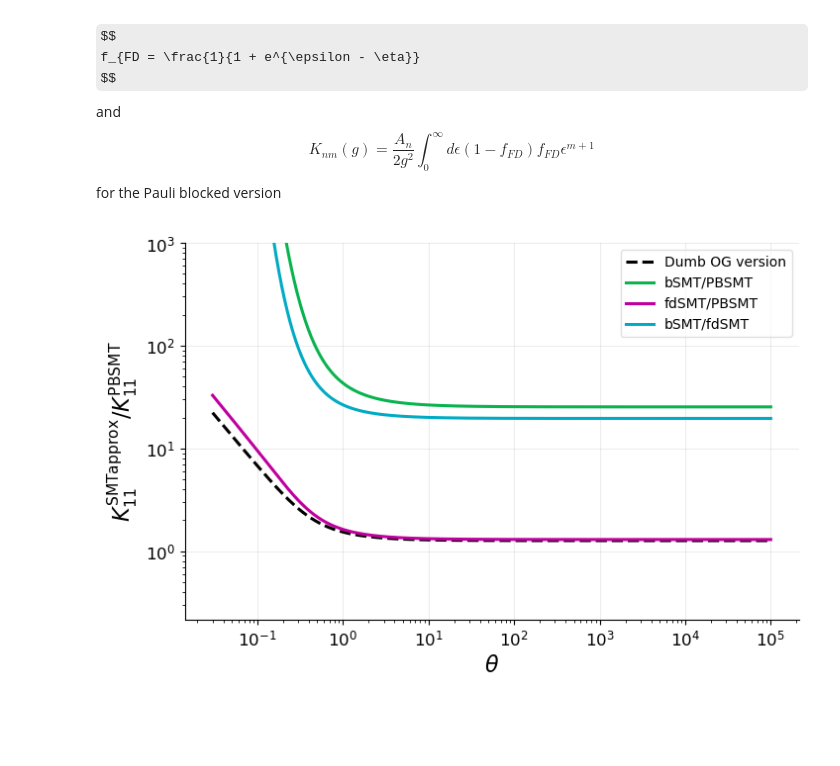
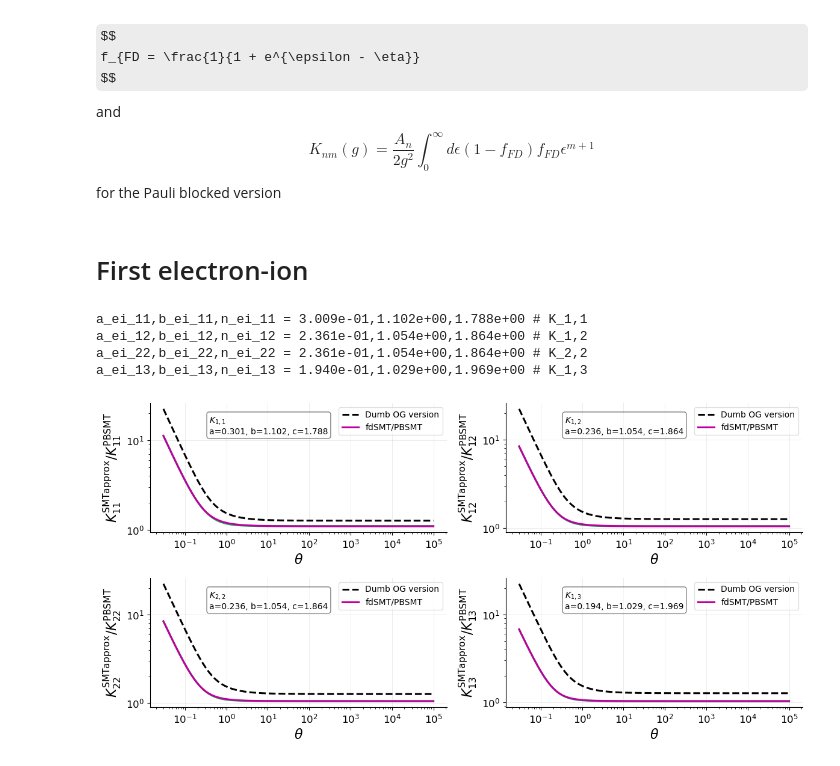
Before and after one commit to ZachAJohnson/SMT, a Jupyter notebook: examples/PB_correction.ipynb, the cells around one changed output. Saved outputs shown, nothing was run; the diff lists cells and outputs as text; code cells hidden in the pictures; some formulas as TeX source; blank space fills up the shorter version.

```diff
--- a/examples/PB_correction.ipynb
+++ b/examples/PB_correction.ipynb
@@ -103,12 +96,16 @@ $$
 and
 $$K_{nm}(g) = \frac{A_n}{2 g^{2}} \int^\infty_0 d\epsilon (1-f_{FD}) f_{FD}   \epsilon^{m+1} $$
 for the Pauli blocked version
+# %% [markdown]
+# First electron-ion
 # %%
-# def K_nm_SMT_integrand(n,m,g):
-#     return lambda ω: g**m * np.exp(-g*ω**2)*ω**(2*m+3)#*φ(n,ω)
+from scipy.optimize import curve_fit
 
 f_fd = lambda ε, η: 1/(1 + np.exp(ε - η))
 f_b  = lambda ε, η: np.exp(-ε + η)
+
+# f_fd = lambda ε, η: 1/(1 + np.exp(ε - η)) * np.exp(-η) #Move η??
+# f_b  = lambda ε, η: np.exp(-ε) #Move η??
 
 def K_nm_bSMT_integrand(n,m,η): # ω^2 = ε = β
     if n==1:
@@ -122,60 +119,85 @@ def K_nm_fdSMT_integrand(n,m,η): # ω^2 = ε = β
         An = 15.944
     elif n==2:
         An = 7.8182
-    return lambda ε: An/2 * f_fd(ε,η)*ε**(m+1)* 2/(1 + 10*ε**2)
+    return lambda ε: An/2 * f_fd(ε,η)*ε**(m+1)#* 2/(1 + 10*ε**2)
 
 def K_nm_PBSMT_integrand(n,m,η): # ω^2 = ε = β
     if n==1:
         An = 15.944
     elif n==2:
         An = 7.8182
-    return lambda ε: An/2 * f_fd(ε, η)*(1-f_fd(ε, η))*ε**(m+1) * 2/(1 + 10*ε**2)
+    return lambda ε: An/2 * f_fd(ε, η)*(1-f_fd(ε, η))*ε**(m+1) #* 2/(1 + 10*ε**2)
 
-def plot_Knm(n,m):
-    fig, ax  = plt.subplots()
+def plot_Knm(n,m, ax = None):
+    if ax is None:
+        fig, ax  = plt.subplots()
 
     theta_array = np.geomspace(3e-2,1e5, num=1000)
     # Original roughly
-    max_ε = 1e4
+    max_ε = 1e2
     bSMT_integral =  lambda η: quad(K_nm_bSMT_integrand(n,m,η),0,max_ε )[0]
     bSMT_integral = np.vectorize(bSMT_integral)
-    bSMT_vals = bSMT_integral(1/theta_array)
+    bSMT_vals = bSMT_integral(1 + 0*theta_array)
 
-    max_ε = 100
     fdSMT_integral =  lambda η: quad(K_nm_fdSMT_integrand(n,m,η),0,max_ε )[0]
     fdSMT_integral = np.vectorize(fdSMT_integral)
     fdSMT_vals = fdSMT_integral(1/theta_array)
 
 
-    # New
+#     # New
     PBSMT_integral = lambda η: quad(K_nm_PBSMT_integrand(n,m,η),0,max_ε )[0]
     PBSMT_integral = np.vectorize(PBSMT_integral)
     PBSMT_vals = PBSMT_integral(1/theta_array)
 
 
+    f_approx = lambda theta, a, b, n: b*(1 + (a/theta)**n)**(1/n)
+    popt, pcov = curve_fit(f_approx,theta_array, fdSMT_vals/PBSMT_vals, p0=[1, 1,1] )
+    fit_a, fit_b, fit_n = popt
+    print(f"a_ei_{n}{m},b_ei_{n}{m},n_ei_{n}{m} = {fit_a:0.3e},{fit_b:0.3e},{fit_n:0.3e} # K_{n},{m}")
+    ax.plot(theta_array, f_approx(theta_array, *popt))
+    # ax.plot(theta_array, f_approx(theta_array, 1,1))
 
-    # a=1
-#     # b=1.5
-#     # c=0.99
-#     # n=2
-#     f_approx = lambda theta, a, b, n: b*(1 + (a/theta)**n)**(1/n)
-#     # popt, pcov = curve_fit(f_approx,theta_array, sigma_f/sigma_f_PB, p0=[1, 1,1] )
-#     # print(popt)
-#     # ax.plot(theta_array, f_approx(theta_array, *popt))
-#     # ax.plot(theta_array, f_approx(theta_array, 1,1))
     ax.plot(theta_array, sigma_f/sigma_f_PB, 'k--',label='Dumb OG version',alpha=1)
-    ax.plot(theta_array, bSMT_vals/PBSMT_vals, label='bSMT/PBSMT')
+    # # ax.plot(theta_array, bSMT_vals/PBSMT_vals, label='bSMT/PBSMT')
     ax.plot(theta_array, fdSMT_vals/PBSMT_vals, label='fdSMT/PBSMT')
-    ax.plot(theta_array, bSMT_vals/fdSMT_vals, label='bSMT/fdSMT')
+    # ax.plot(theta_array, bSMT_vals/fdSMT_vals, label='bSMT/fdSMT')
+    # ax.set_ylim(None,1e3)
 
+    # ax.plot(theta_array, bSMT_vals, label='bSMT')
+    # ax.plot(theta_array, fdSMT_vals, label='fdSMT')
+    # ax.plot(theta_array, PBSMT_vals, label='PBSMT')
+    # ax.set_ylim(1e-2,2e1)
 
     ax.set_xscale('log')
     ax.set_yscale('log')
-    ax.set_ylim(None,1e3)
+
     ax.set_ylabel(r"$K^{{\rm SMT approx}}_{{ {0} {1} }}/K^{{\rm PB SMT}}_{{ {0} {1} }}$".format(n,m))
     ax.set_xlabel(r"$\theta$")
     ax.legend()
+    return popt
 
-plot_Knm(1,1)
+fig, axs = plt.subplots(2,2, figsize=(12,6))
+axs = axs.flatten()
+
+fit_11 = plot_Knm(1,1, ax=axs[0])
+fit_12 = plot_Knm(1,2, ax=axs[1])
+fit_22 = plot_Knm(2,2, ax=axs[2])
+fit_13 = plot_Knm(1,3, ax=axs[3])
+
+labels = [r"$K_{1,1}$",r"$K_{1,2}$",r"$K_{2,2}$",r"$K_{1,3}$"]
+fits = [fit_11,fit_12,fit_22,fit_13]
+
+for text, fit, ax in zip(labels,fits,axs):
+    # Inset Text Box
+    bbox = dict(boxstyle='round', facecolor='white', alpha=0.5)
+    ax.text(0.2, 0.9, text + '\n' + "a={0:0.3f}, b={1:0.3f}, c={2:0.3f}".format(*fit) , transform=ax.transAxes, fontsize=10,
+            verticalalignment='top', bbox=bbox)
+
+
+plt.tight_layout()
 # %% [output]
+a_ei_11,b_ei_11,n_ei_11 = 3.009e-01,1.102e+00,1.788e+00 # K_1,1
+a_ei_12,b_ei_12,n_ei_12 = 2.361e-01,1.054e+00,1.864e+00 # K_1,2
+a_ei_22,b_ei_22,n_ei_22 = 2.361e-01,1.054e+00,1.864e+00 # K_2,2
+a_ei_13,b_ei_13,n_ei_13 = 1.940e-01,1.029e+00,1.969e+00 # K_1,3
-[figure, old version]
+[figure, new version]
```
Also changed, not shown: parts of 4 cells of this notebook, 2 other files.
